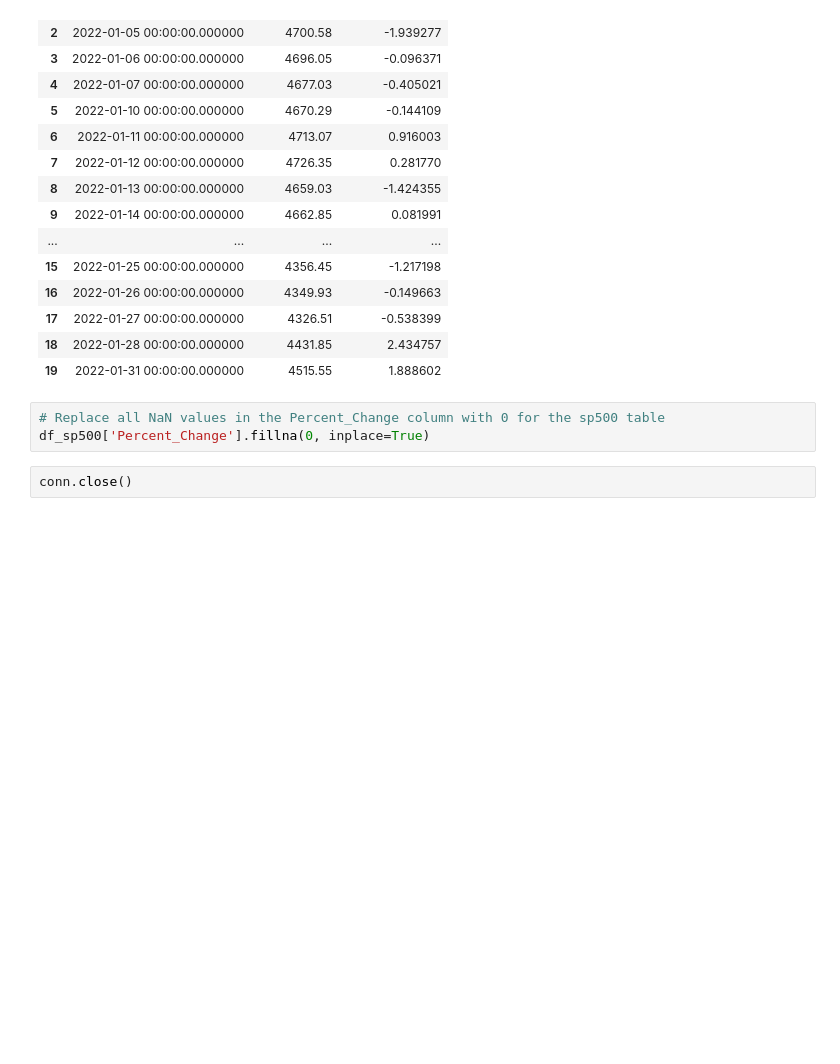
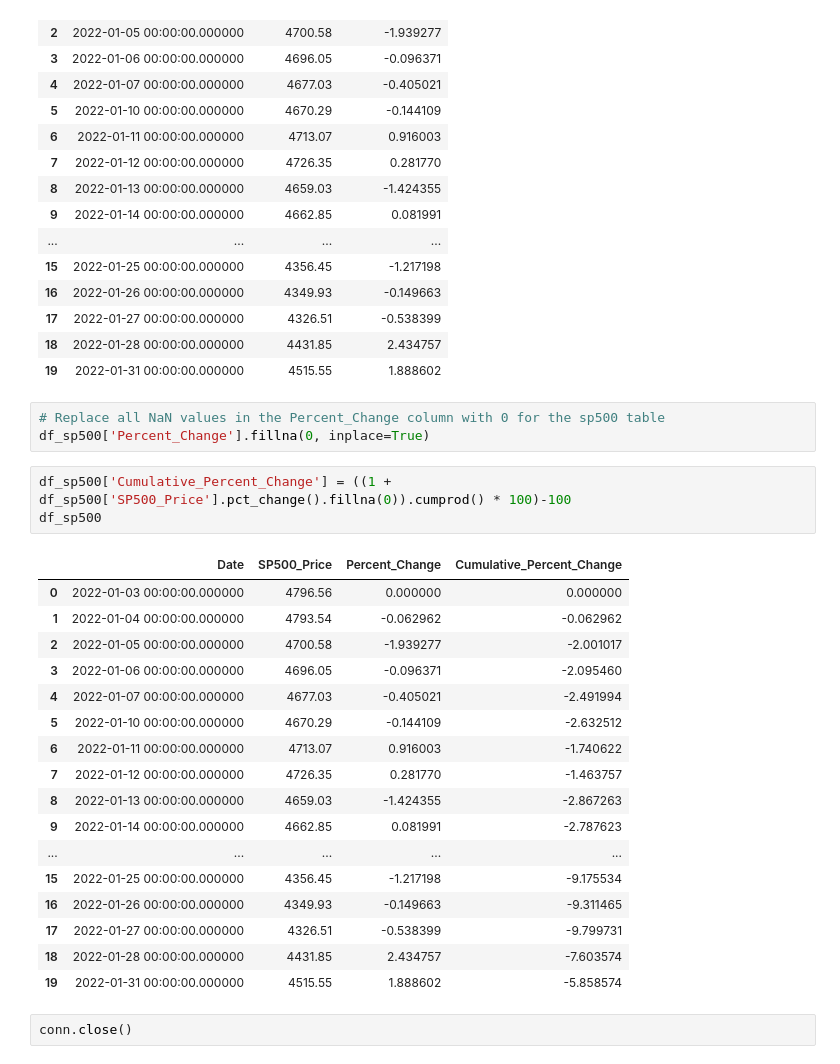
Before and after one commit to pku118/Project-3, a Jupyter notebook: Project_3.ipynb, the cells around one changed output. Drawn from its saved outputs; the diff is of its cells as text; blank space fills up the shorter version.

```diff
--- a/Project_3.ipynb
+++ b/Project_3.ipynb
@@ -118,6 +143,27 @@ df_sp500
 # %%
 # Replace all NaN values in the Percent_Change column with 0 for the sp500 table
 df_sp500['Percent_Change'].fillna(0, inplace=True)
+# %%
+df_sp500['Cumulative_Percent_Change'] = ((1 + df_sp500['SP500_Price'].pct_change().fillna(0)).cumprod() * 100)-100
+df_sp500
+# %% [output]
+|  | Date | SP500_Price | Percent_Change | Cumulative_Percent_Change |
+| 0 | 2022-01-03 00:00:00.000000 | 4796.56 | 0.000000 | 0.000000 |
+| 1 | 2022-01-04 00:00:00.000000 | 4793.54 | -0.062962 | -0.062962 |
+| 2 | 2022-01-05 00:00:00.000000 | 4700.58 | -1.939277 | -2.001017 |
+| 3 | 2022-01-06 00:00:00.000000 | 4696.05 | -0.096371 | -2.095460 |
+| 4 | 2022-01-07 00:00:00.000000 | 4677.03 | -0.405021 | -2.491994 |
+| 5 | 2022-01-10 00:00:00.000000 | 4670.29 | -0.144109 | -2.632512 |
+| 6 | 2022-01-11 00:00:00.000000 | 4713.07 | 0.916003 | -1.740622 |
+| 7 | 2022-01-12 00:00:00.000000 | 4726.35 | 0.281770 | -1.463757 |
+| 8 | 2022-01-13 00:00:00.000000 | 4659.03 | -1.424355 | -2.867263 |
+| 9 | 2022-01-14 00:00:00.000000 | 4662.85 | 0.081991 | -2.787623 |
+| ... | ... | ... | ... | ... |
+| 15 | 2022-01-25 00:00:00.000000 | 4356.45 | -1.217198 | -9.175534 |
+| 16 | 2022-01-26 00:00:00.000000 | 4349.93 | -0.149663 | -9.311465 |
+| 17 | 2022-01-27 00:00:00.000000 | 4326.51 | -0.538399 | -9.799731 |
+| 18 | 2022-01-28 00:00:00.000000 | 4431.85 | 2.434757 | -7.603574 |
+| 19 | 2022-01-31 00:00:00.000000 | 4515.55 | 1.888602 | -5.858574 |
 # %%
 conn.close()
 # %%
```
Also changed, not shown: parts of 5 cells of this notebook.
